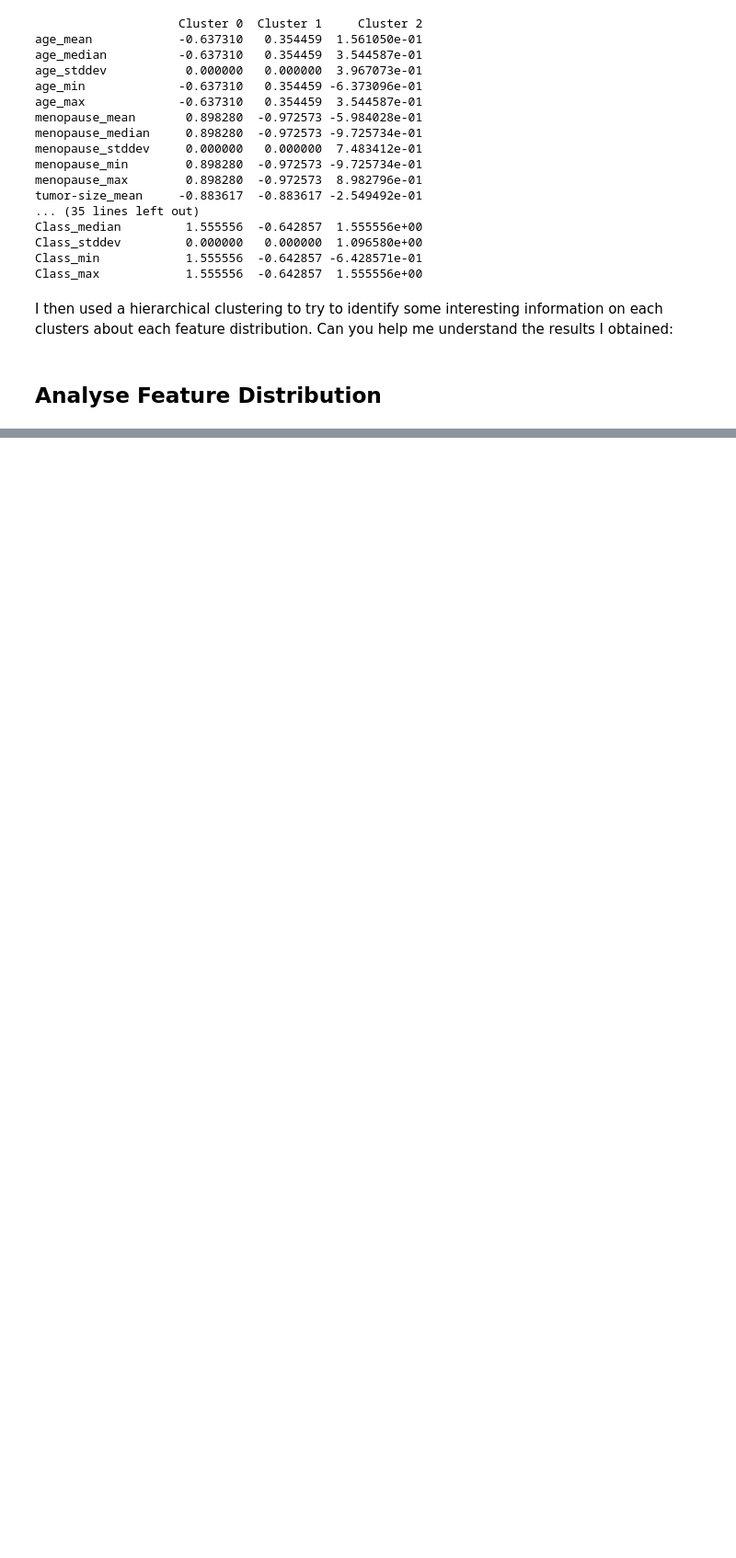
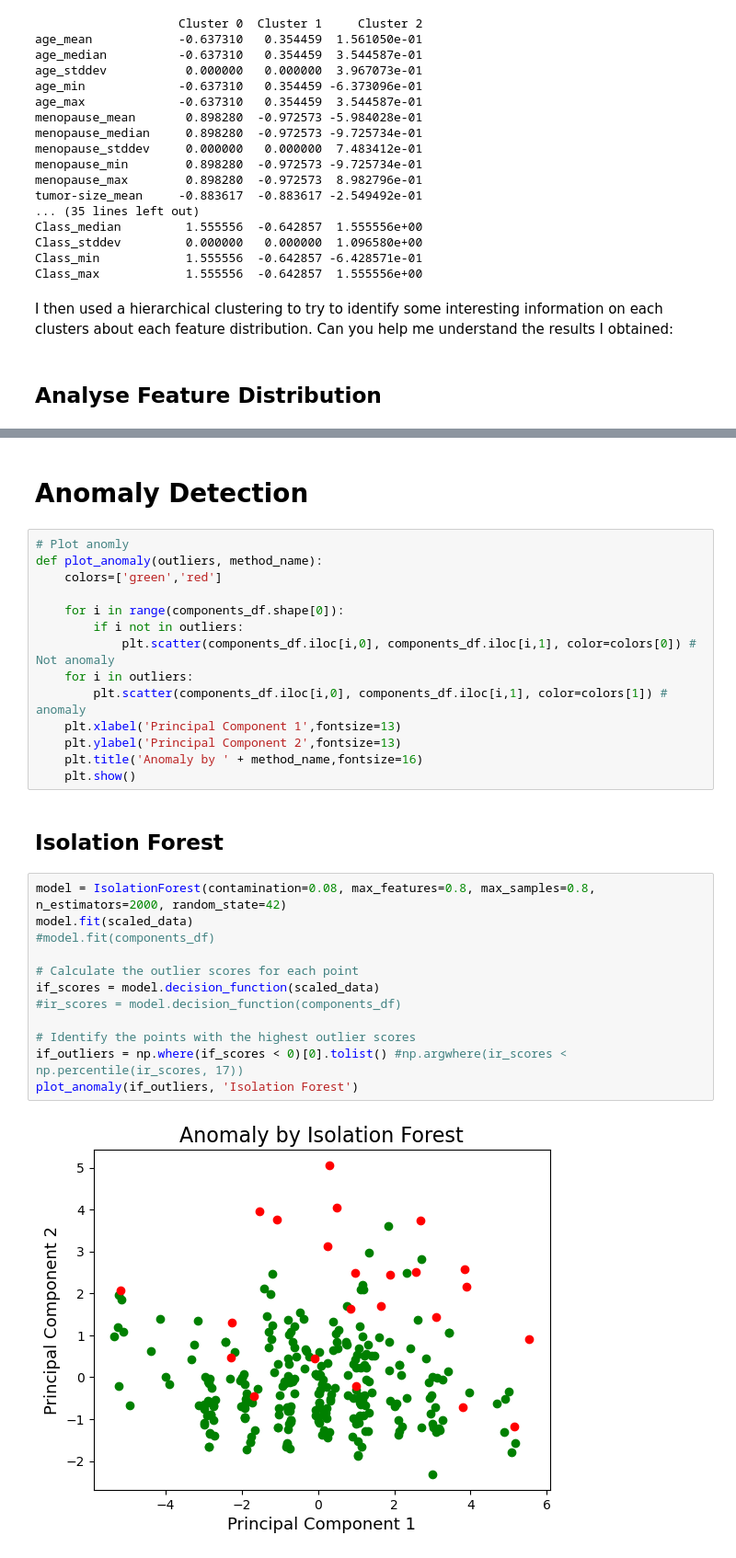
Before and after one commit to j2launay/breast_cancer_analysis, a Jupyter notebook: presentation.ipynb, the cells around one changed output, grey strips where cells are left out. Shown: that part at 92% size. Saved outputs shown, nothing was run; the diff lists cells and outputs as text; blank space fills up the shorter version.

```diff
--- a/presentation.ipynb
+++ b/presentation.ipynb
@@ -357,0 +369,32 @@ for y_label in df.columns[:-1]:
+# %% [markdown]
+# Anomaly Detection
+# %%
+# Plot anomly
+def plot_anomaly(outliers, method_name):
+    colors=['green','red']
+
+    for i in range(components_df.shape[0]):
+        if i not in outliers:
+            plt.scatter(components_df.iloc[i,0], components_df.iloc[i,1], color=colors[0]) # Not anomaly
+    for i in outliers:
+        plt.scatter(components_df.iloc[i,0], components_df.iloc[i,1], color=colors[1]) # anomaly
+    plt.xlabel('Principal Component 1',fontsize=13)
+    plt.ylabel('Principal Component 2',fontsize=13)
+    plt.title('Anomaly by ' + method_name,fontsize=16)
+    plt.show()
+# %% [markdown]
+## Isolation Forest
+# %%
+model = IsolationForest(contamination=0.08, max_features=0.8, max_samples=0.8, n_estimators=2000, random_state=42)
+model.fit(scaled_data)
+#model.fit(components_df)
+
+# Calculate the outlier scores for each point
+if_scores = model.decision_function(scaled_data)
+#ir_scores = model.decision_function(components_df)
+
+# Identify the points with the highest outlier scores
+if_outliers = np.where(if_scores < 0)[0].tolist() #np.argwhere(ir_scores < np.percentile(ir_scores, 17))
+plot_anomaly(if_outliers, 'Isolation Forest')
+# %% [output]
+[figure, added]
```
Also changed, not shown: parts of 13 cells of this notebook, 2 other files.
